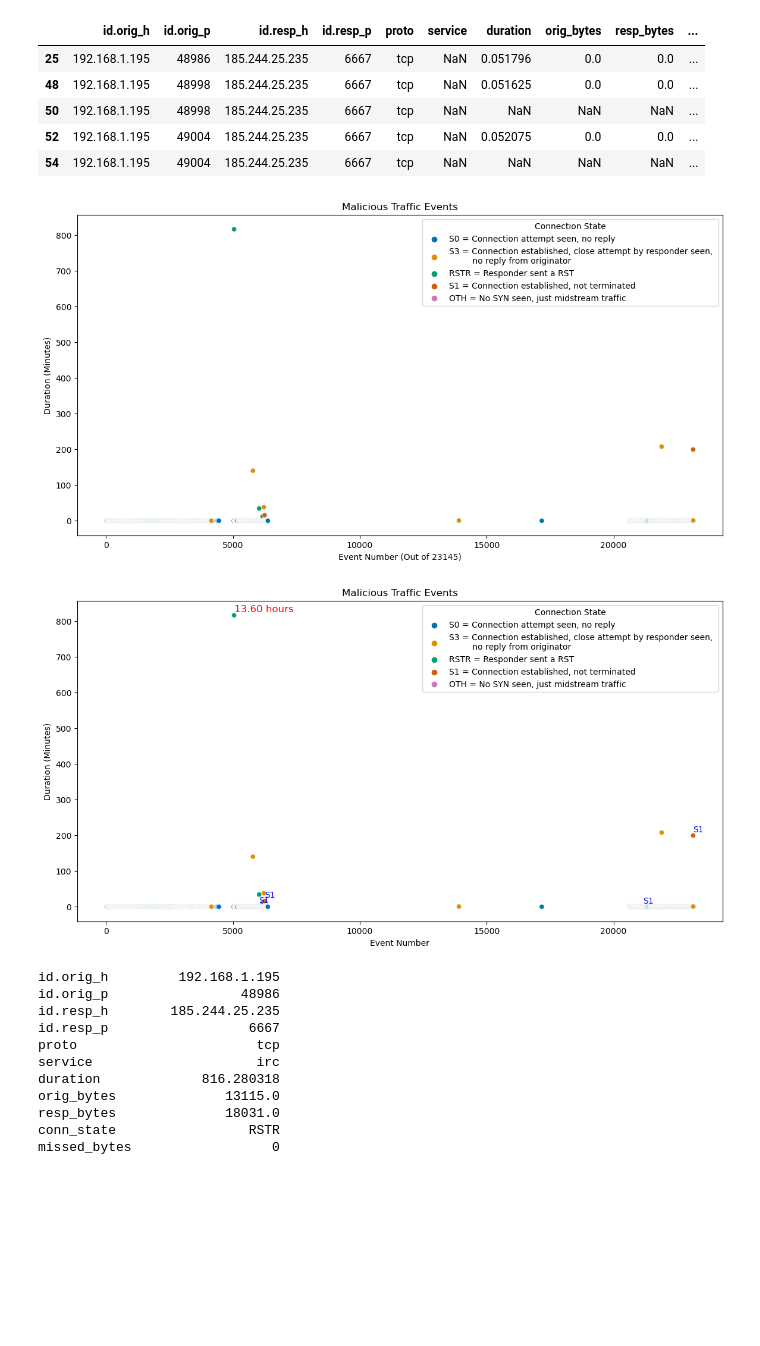
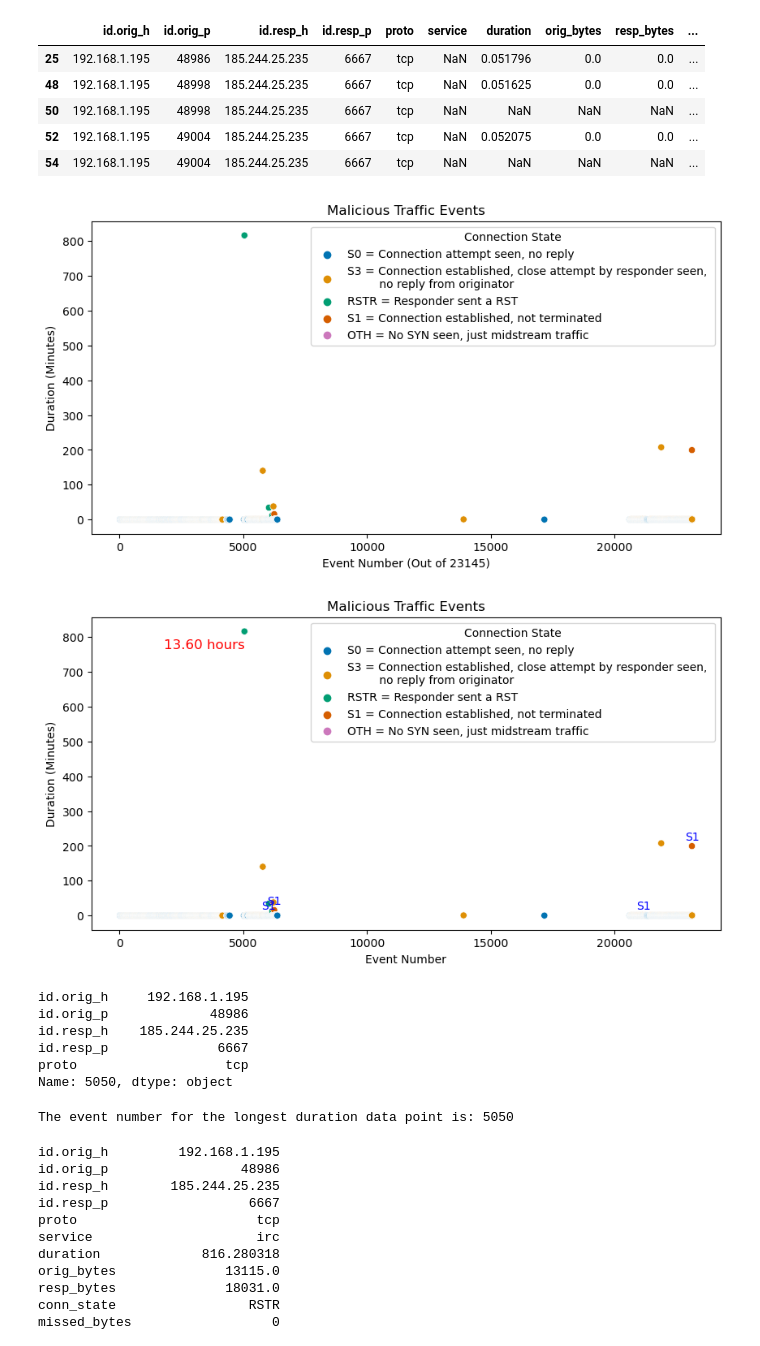
Before and after one commit to sdave777/Internet-of-Things_IDS_Data, a Jupyter notebook: Scratch.ipynb, the cells around one changed output. Saved outputs shown, nothing was run; the diff lists cells and outputs as text; code cells hidden in the pictures; blank space fills up the shorter version.

```diff
--- a/Scratch.ipynb
+++ b/Scratch.ipynb
@@ -155,7 +155,7 @@ malicious_data.head()
 | 52 | 192.168.1.195 | 49004 | 185.244.25.235 | 6667 | tcp | NaN | 0.052075 | 0.0 | 0.0 | ... |
 | 54 | 192.168.1.195 | 49004 | 185.244.25.235 | 6667 | tcp | NaN | NaN | NaN | NaN | ... |
 # %%
-plt.figure(figsize=(14, 7))
+plt.figure(figsize=(10, 5))
 scatter_plot = sns.scatterplot(data=malicious_data, x='event_index', y='duration', palette='colorblind', hue='conn_state', legend='full')
 plt.title('Malicious Traffic Events')
 plt.xlabel('Event Number (Out of 23145)')
@@ -180,7 +180,7 @@ scatter_plot.legend(handles, new_labels, title='Connection State', loc='upper ri
 
 plt.show()
 # %% [output]
-[figure, old version]
+[figure, new version]
 # %%
 longest_duration_event = malicious_data.loc[malicious_data['duration'].idxmax()]
 
@@ -190,40 +190,54 @@ longest_duration_hours = longest_duration_event['duration'] / 60
 # Filter S1 connections
 s1_connections = malicious_data[malicious_data['conn_state'] == 'S1']
 
-plt.figure(figsize=(14, 7))
+plt.figure(figsize=(10, 5))
 scatter_plot = sns.scatterplot(data=malicious_data, x='event_index', y='duration', hue='conn_state', palette='colorblind', legend='full')
 plt.title('Malicious Traffic Events')
 plt.xlabel('Event Number')
 plt.ylabel('Duration (Minutes)')
 
 # Annotate the longest duration event with the duration in hours
-plt.text(longest_duration_event['event_index'], longest_duration_event['duration'] + 10,
-         f'{longest_duration_hours:.2f} hours', fontsize=12, color='red', ha='left')
+plt.text(longest_duration_event['event_index'], longest_duration_event['duration'] - 50,
+         f'{longest_duration_hours:.2f} hours', fontsize=12, color='red', ha='right')
 
 # Highlight S1 connections with text annotations
 for _, row in s1_connections.iterrows():
-    plt.text(row['event_index'], row['duration'] + 10, 'S1', fontsize=10, color='blue', ha='left')
+    plt.text(row['event_index'], row['duration'] + 10, 'S1', fontsize=10, color='blue', ha='center', va='bottom')
 
 legend_labels = {
     'S0': 'S0 = Connection attempt seen, no reply',
     'S3': 'S3 = Connection established, close attempt by responder seen, \n         no reply from originator',
     'RSTR': 'RSTR = Responder sent a RST',
     'S1': 'S1 = Connection established, not terminated',
     'OTH': 'OTH = No SYN seen, just midstream traffic'
 }
 
 # Get the current handles and labels
 handles, labels = scatter_plot.get_legend_handles_labels()
 
 # Replace the labels with the custom labels
 new_labels = [legend_labels.get(label, label) for label in labels]
 
 # Create the custom legend
 scatter_plot.legend(handles, new_labels, title='Connection State', loc='upper right')
 
 plt.show()
 # %% [output]
-[figure, old version]
+[figure, new version]
+# %%
+longest_duration_event.head()
+# %% [output]
+id.orig_h     192.168.1.195
+id.orig_p             48986
+id.resp_h    185.244.25.235
+id.resp_p              6667
+proto                   tcp
+Name: 5050, dtype: object
+# %%
+longest_duration_event_number = longest_duration_event['event_index']
+print(f'The event number for the longest duration data point is: {longest_duration_event_number}')
+# %% [output]
+The event number for the longest duration data point is: 5050
 # %%
 max_duration_row = malicious_data.loc[malicious_data['duration'].idxmax()]
 
```
Also changed, not shown: parts of 7 cells of this notebook, 8 other files.
